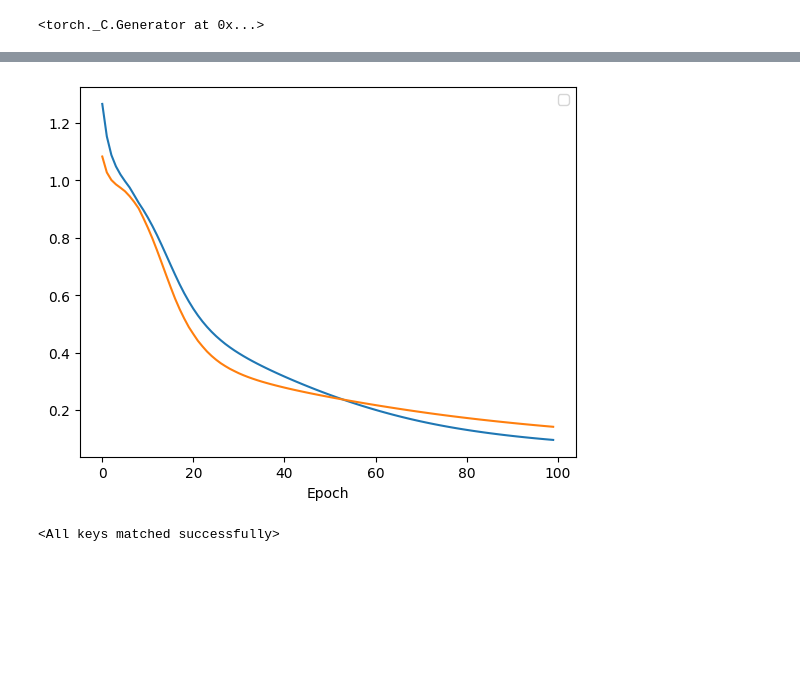
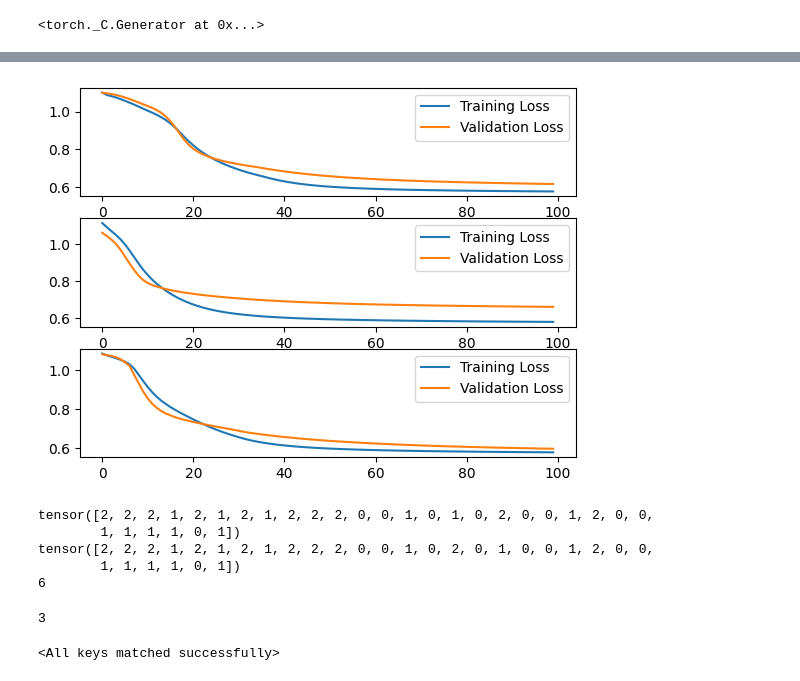
Before and after one commit to cvourazeris1/SpaceX, a Jupyter notebook: notebooks/simple_neuralnetwork.ipynb, the cells around one changed output, grey strips where cells are left out. Drawn from its saved outputs; the diff is of its cells as text; code cells hidden in the pictures; blank space fills up the shorter version.

```diff
--- a/notebooks/simple_neuralnetwork.ipynb
+++ b/notebooks/simple_neuralnetwork.ipynb
@@ -42,6 +43,7 @@ num_epochs = 100
 # %%
 num_models = 3
 
+models_list = []
 train_losses_list = []
 validate_losses_list = []
 
@@ -51,4 +53,5 @@ for i in range(num_models):
     model, train_losses, validate_losses = training_loop.train_model(model, train_dataloader, validate_dataloader, criterion, optimizer, num_epochs)
     train_losses_list.append(train_losses)
     validate_losses_list.append(validate_losses)
+    models_list.append(model)
 # %% [output]
@@ -72,5 +75,25 @@ Epoch: 99 Training Loss: 0.09553773677907884 Validation Loss: 0.141318216919899
-# %%
-graphs.graph_loss(num_epochs, train_losses, validate_losses)
-# %% [output]
-[figure, removed]
+# %%
+
+for i in range(len(train_losses_list)):
+    plt.subplot(3, 1, i+1)
+    plt.plot(range(num_epochs), train_losses_list[i], label='Training Loss')
+    plt.plot(range(num_epochs), validate_losses_list[i], label='Validation Loss')
+    plt.legend()
+# %% [output]
+[figure, added]
+# %%
+model_ensemble = models.ModelEnsemble(models_list, test_dataloader)
+print(model_ensemble.ensemble_output)
+print(model_ensemble.labels)
+print(len(test_dataloader))
+# %% [output]
+tensor([2, 2, 2, 1, 2, 1, 2, 1, 2, 2, 2, 0, 0, 1, 0, 1, 0, 2, 0, 0, 1, 2, 0, 0,
+        1, 1, 1, 1, 0, 1])
+tensor([2, 2, 2, 1, 2, 1, 2, 1, 2, 2, 2, 0, 0, 1, 0, 2, 0, 1, 0, 0, 1, 2, 0, 0,
+        1, 1, 1, 1, 0, 1])
+6
+# %%
+print(len(model_ensemble.model_outputs))
+# %% [output]
+3
 # %%
```
Also changed, not shown: parts of 4 cells of this notebook, 7 other files.
